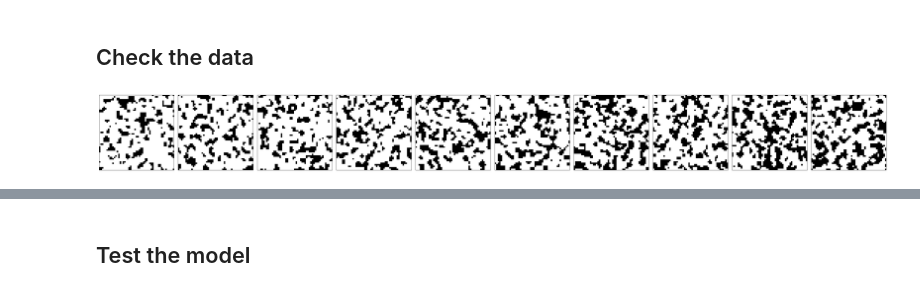
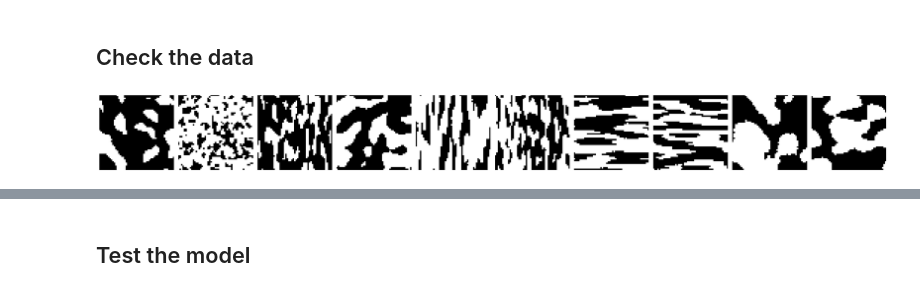
Before and after one commit to usnistgov/active-learning, a Jupyter notebook: active-learning-large.ipynb, the cells around one changed output, grey strips where cells are left out. Saved outputs shown, nothing was run; the diff lists cells and outputs as text; code cells hidden in the pictures.

```diff
--- a/active-learning-large.ipynb
+++ b/active-learning-large.ipynb
@@ -55,0 +56,5 @@ y_data.shape
+# %%
+data = np.load('data_shuffled.npz')
+# %%
+x_data = data['x_data']
+y_data = data['y_data'].reshape(-1)
@@ -130,8 +151,8 @@ def make_learners(x_train, y_train):
 # %% [markdown]
 ## Check the data
 # %%
-plot_microstructures(*x_data_np[:10].reshape(10, 51, 51, 51)[:, :, :, 0], cmap='gray', colorbar=False);
+plot_microstructures(*x_data[:10].reshape(10, 51, 51, 51)[:, :, :, 0], cmap='gray', colorbar=False);
 # %% [output]
-[figure, old version]
+[figure, new version]
 # %%
 n_use = 1000
```
Also changed, not shown: parts of 27 cells of this notebook.
